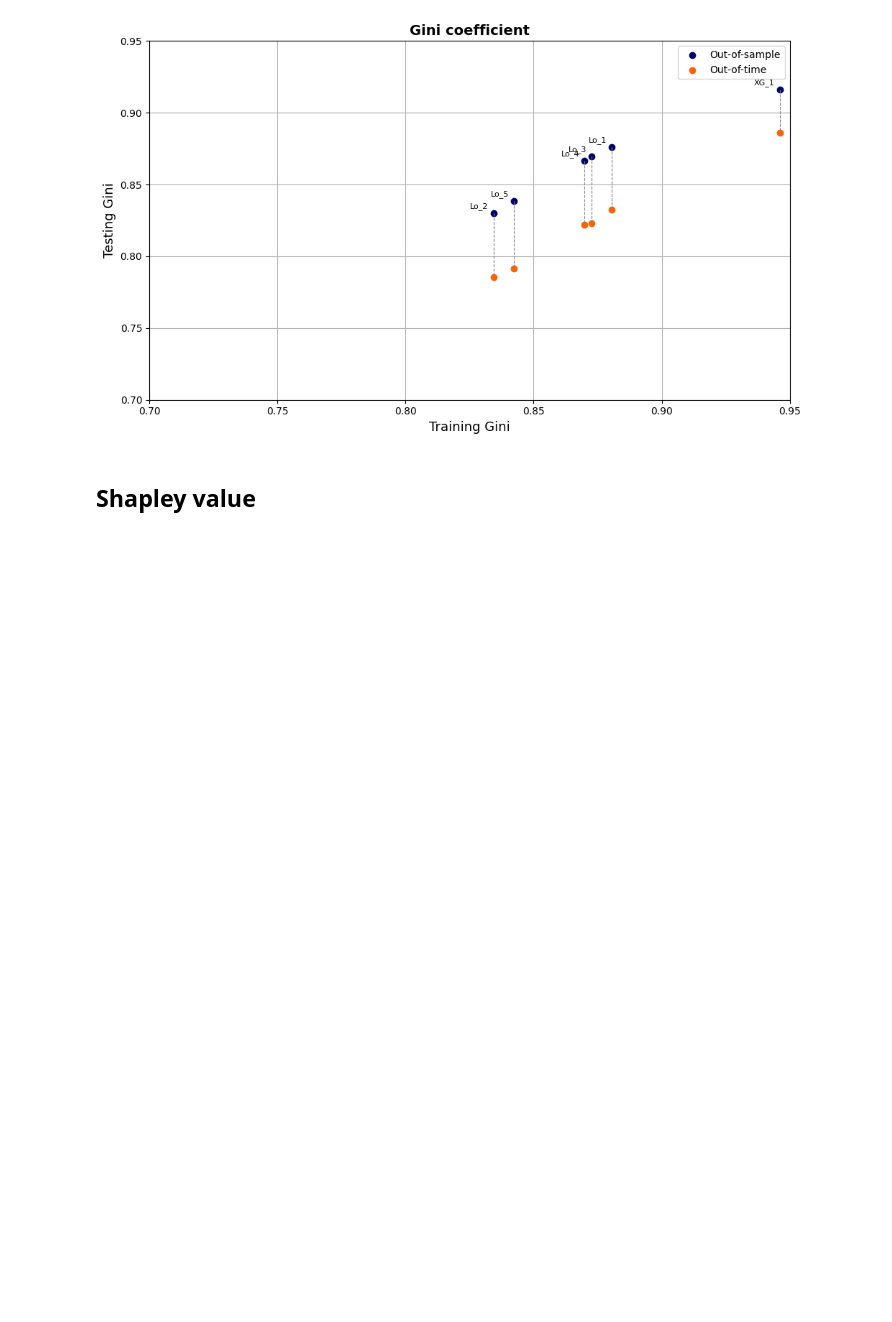
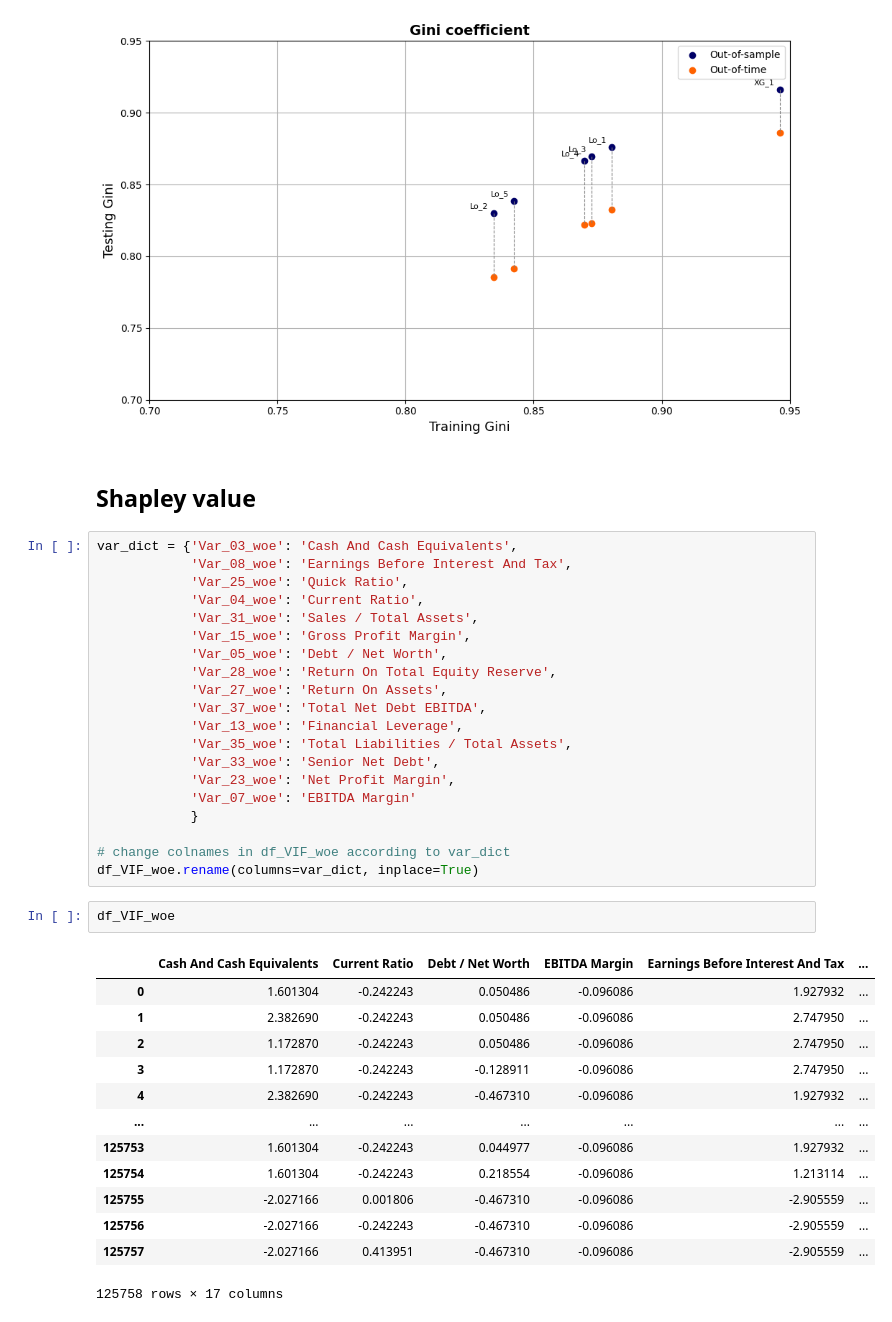
Before and after one commit to melkri/UB_ING_Case, a Jupyter notebook: scripts/2_data_cleaning.ipynb, the cells around one changed output. Cells and saved outputs as stored; diff of their text form; blank space fills up the shorter version.

```diff
--- a/scripts/2_data_cleaning.ipynb
+++ b/scripts/2_data_cleaning.ipynb
@@ -610,6 +610,42 @@ plt.show()
 [figure]
 # %% [markdown]
 ## Shapley value
+# %%
+var_dict = {'Var_03_woe': 'Cash And Cash Equivalents',
+            'Var_08_woe': 'Earnings Before Interest And Tax',
+            'Var_25_woe': 'Quick Ratio',
+            'Var_04_woe': 'Current Ratio',
+            'Var_31_woe': 'Sales / Total Assets',
+            'Var_15_woe': 'Gross Profit Margin',
+            'Var_05_woe': 'Debt / Net Worth',
+            'Var_28_woe': 'Return On Total Equity Reserve',
+            'Var_27_woe': 'Return On Assets',
+            'Var_37_woe': 'Total Net Debt EBITDA',
+            'Var_13_woe': 'Financial Leverage',
+            'Var_35_woe': 'Total Liabilities / Total Assets',
+            'Var_33_woe': 'Senior Net Debt',
+            'Var_23_woe': 'Net Profit Margin',
+            'Var_07_woe': 'EBITDA Margin'
+            }
+
+# change colnames in df_VIF_woe according to var_dict
+df_VIF_woe.rename(columns=var_dict, inplace=True)
+# %%
+df_VIF_woe
+# %% [output]
+|  | Cash And Cash Equivalents | Current Ratio | Debt / Net Worth | EBITDA Margin | Earnings Before Interest And Tax | ... |
+| 0 | 1.601304 | -0.242243 | 0.050486 | -0.096086 | 1.927932 | ... |
+| 1 | 2.382690 | -0.242243 | 0.050486 | -0.096086 | 2.747950 | ... |
+| 2 | 1.172870 | -0.242243 | 0.050486 | -0.096086 | 2.747950 | ... |
+| 3 | 1.172870 | -0.242243 | -0.128911 | -0.096086 | 2.747950 | ... |
+| 4 | 2.382690 | -0.242243 | -0.467310 | -0.096086 | 1.927932 | ... |
+| ... | ... | ... | ... | ... | ... | ... |
+| 125753 | 1.601304 | -0.242243 | 0.044977 | -0.096086 | 1.927932 | ... |
+| 125754 | 1.601304 | -0.242243 | 0.218554 | -0.096086 | 1.213114 | ... |
+| 125755 | -2.027166 | 0.001806 | -0.467310 | -0.096086 | -2.905559 | ... |
+| 125756 | -2.027166 | -0.242243 | -0.467310 | -0.096086 | -2.905559 | ... |
+| 125757 | -2.027166 | 0.413951 | -0.467310 | -0.096086 | -2.905559 | ... |
+125758 rows × 17 columns
 # %%
 import shap
 from sklearn.model_selection import train_test_split
```
Also changed, not shown: parts of 6 cells of this notebook.
